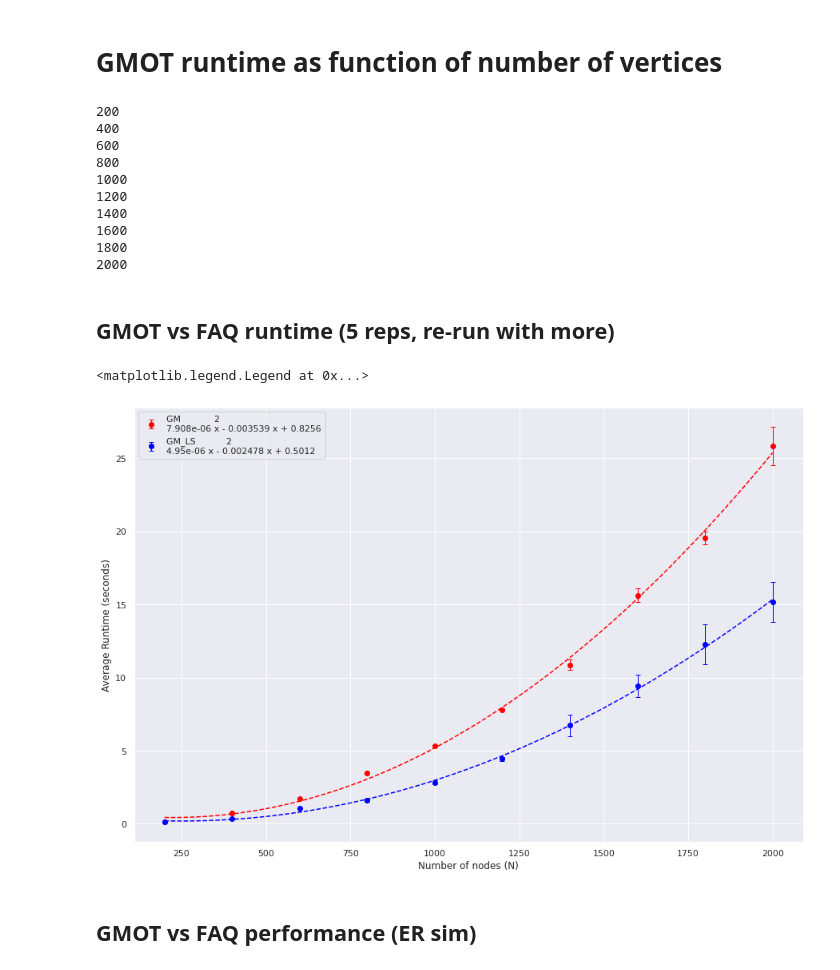
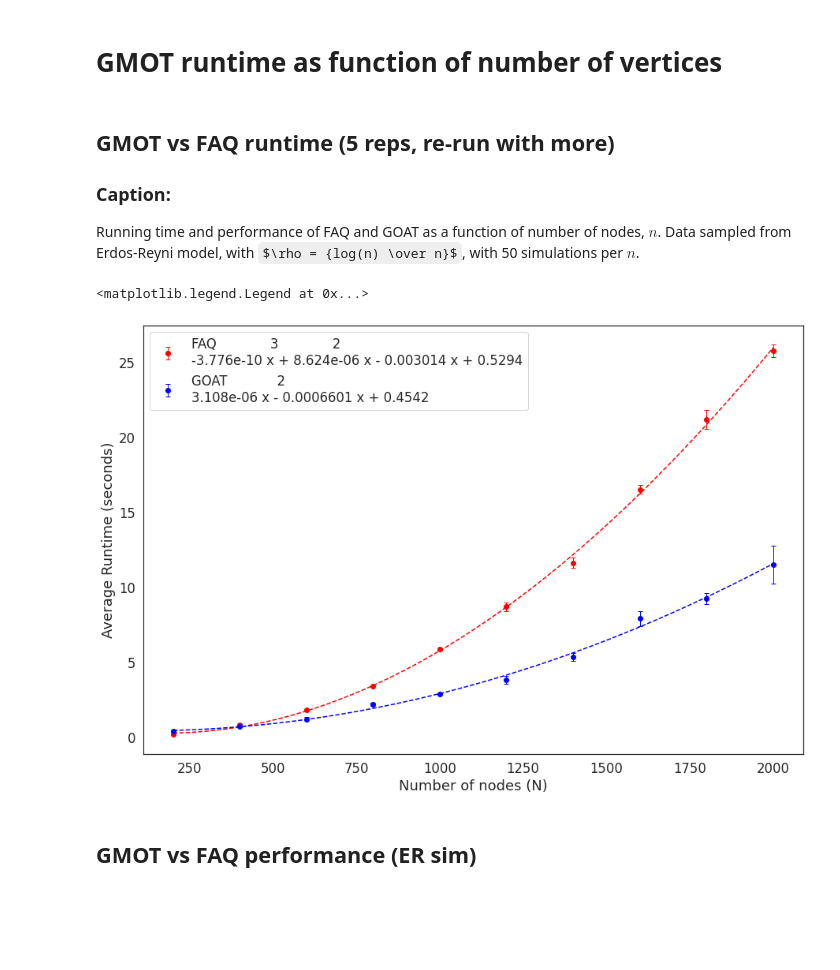
Before and after one commit to neurodata/goat, a Jupyter notebook: docs/er_time.ipynb, the cells around one changed output. Saved outputs shown, nothing was run; the diff lists cells and outputs as text; code cells hidden in the pictures; some formulas as TeX source; blank space fills up the shorter version.

```diff
--- a/docs/er_time.ipynb
+++ b/docs/er_time.ipynb
@@ -15,8 +15,9 @@ sys.path
 sys.path.insert(0,'../../graspologic')
 # %%
 import time
+from graspologic.simulations import er_np
 nodes = np.linspace(200, 2000, 10)
-reps = 5
+reps = 50
 times_sgm = np.zeros((len(nodes),reps))
 times_sgmls = np.zeros((len(nodes),reps))
 acc_sgm = np.zeros((len(nodes),reps))
@@ -26,7 +27,7 @@ for i,n in enumerate(nodes):
     p = np.log(n)/n
     for t in range(reps):
         G = er_np(n,p)
-        options = {'maximize':True, 'tol':1e-6,'maxiter':30, 'shuffle_input':True}
+        options = {'maximize':True, 'tol':1e-6,'maxiter':30, 'rng': i*reps + t,'shuffle_input':True}
 
         start = time.time()
         res = quadratic_assignment(G,G, options=options)
@@ -34,45 +35,36 @@ for i,n in enumerate(nodes):
         acc_sgm[i,t] = np.mean(res.col_ind == np.arange(n))
 
         start = time.time()
-        res = quadratic_assignment_ot(G,G, options=options)
+        res = quadratic_assignment_ot(G,G, options={'maximize':True, 'tol':1e-6,'maxiter':30, 'rng': i*reps + t,'shuffle_input':True,'reg': 200, 'sinkh':'ot'})
         times_sgmls[i,t] = time.time()-start
         acc_sgmls[i,t] = np.mean(res.col_ind == np.arange(n))
-    print(n)
-# %% [output]
-200
-400
-600
-800
-1000
-1200
-1400
-1600
-1800
-2000
 # %% [markdown]
 ## GMOT vs FAQ runtime (5 reps, re-run with more)
+### Caption:
+Running time and performance of FAQ and GOAT as a function of number of nodes, $n$. Data sampled from Erdos-Reyni model, with $\rho = {log(n) \over n}$, with 50 simulations per $n$.
-# %%
-import matplotlib.pyplot as plt
-from scipy.stats import sem
-import seaborn as sns
-pgm = np.poly1d(np.polyfit(nodes,np.mean(times_sgm, axis=1),2))
-pgmls = np.poly1d(np.polyfit(nodes,np.mean(times_sgmls, axis=1),2))
-xp = np.linspace(200, 2000, 100)
-sns.set_context('poster')
-sns.set(rc={'figure.figsize':(15,10)})
-
-plt.errorbar(nodes,np.mean(times_sgm, axis=1), sem(times_sgm, axis=1),fmt='o',capsize=3, elinewidth=1, markeredgewidth=1, label=f'GM {pgm}',color='red')
-plt.errorbar(nodes,np.mean(times_sgmls, axis=1), sem(times_sgmls, axis=1),fmt='o',capsize=3, elinewidth=1, markeredgewidth=1, label=f'GM_LS {pgmls}',color='blue')
-plt.plot(xp,pgm(xp), '--',color='red',)
-plt.plot(xp,pgmls(xp),'--',color='blue')
-
-plt.xlabel("Number of nodes (N)")
-
-plt.ylabel("Average Runtime (seconds)")
-plt.legend()
-# %% [output]
-<matplotlib.legend.Legend at 0x...>
-[figure, removed]
+# %%
+import matplotlib.pyplot as plt
+from scipy.stats import sem
+import seaborn as sns
+pgm = np.poly1d(np.polyfit(nodes,np.mean(times_sgm, axis=1),3))
+pgmls = np.poly1d(np.polyfit(nodes,np.mean(times_sgmls, axis=1),2))
+xp = np.linspace(200, 2000, 100)
+sns.set_context('poster')
+sns.set(rc={'figure.figsize':(15,10)})
+sns.set(font_scale = 1.5)
+sns.set_style('white')
+plt.errorbar(nodes,np.mean(times_sgm, axis=1), sem(times_sgm, axis=1),fmt='o',capsize=3, elinewidth=1, markeredgewidth=1, label=f'FAQ {pgm}',color='red')
+plt.errorbar(nodes,np.mean(times_sgmls, axis=1), sem(times_sgmls, axis=1),fmt='o',capsize=3, elinewidth=1, markeredgewidth=1, label=f'GOAT {pgmls}',color='blue')
+plt.plot(xp,pgm(xp), '--',color='red',)
+plt.plot(xp,pgmls(xp),'--',color='blue')
+
+plt.xlabel("Number of nodes (N)")
+
+plt.ylabel("Average Runtime (seconds)")
+plt.legend()
+# %% [output]
+<matplotlib.legend.Legend at 0x...>
+[figure, added]
 # %% [markdown]
 ## GMOT vs FAQ performance (ER sim)
 # %%
```
Also changed, not shown: parts of 1 cell of this notebook.
